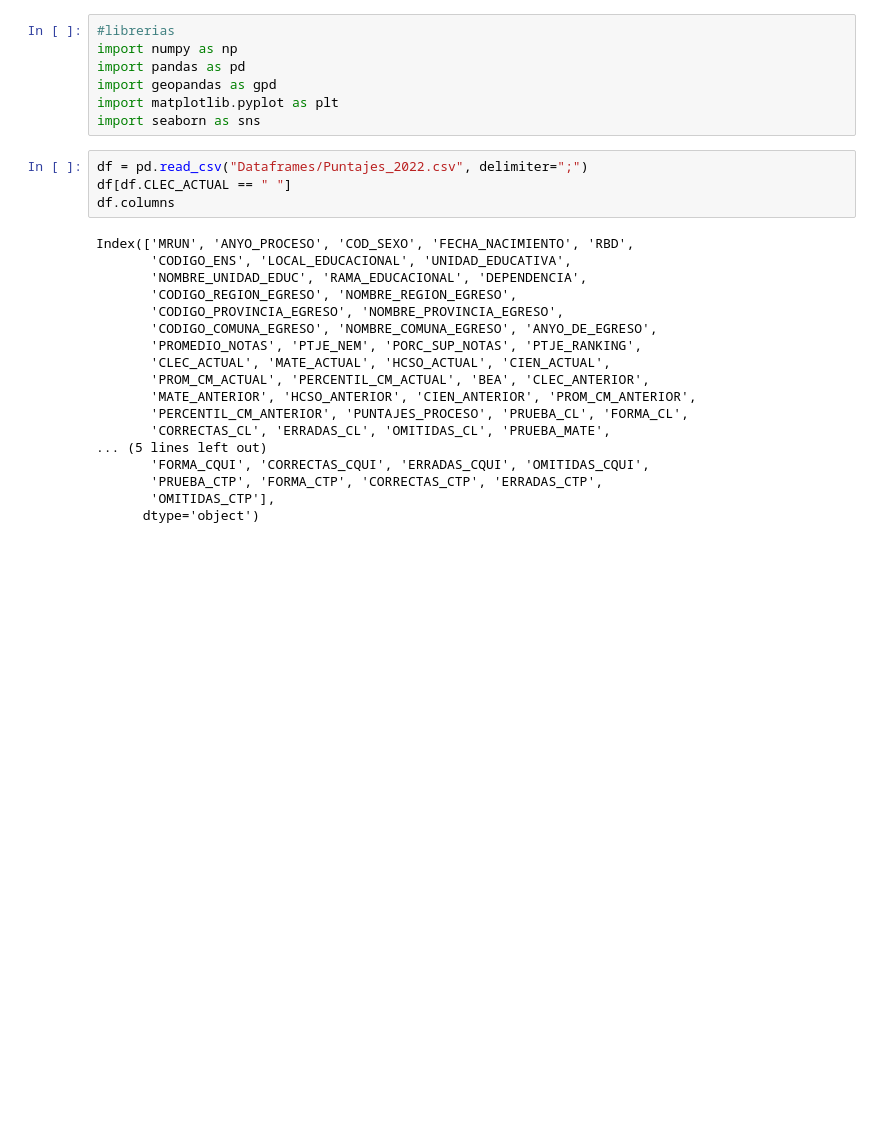
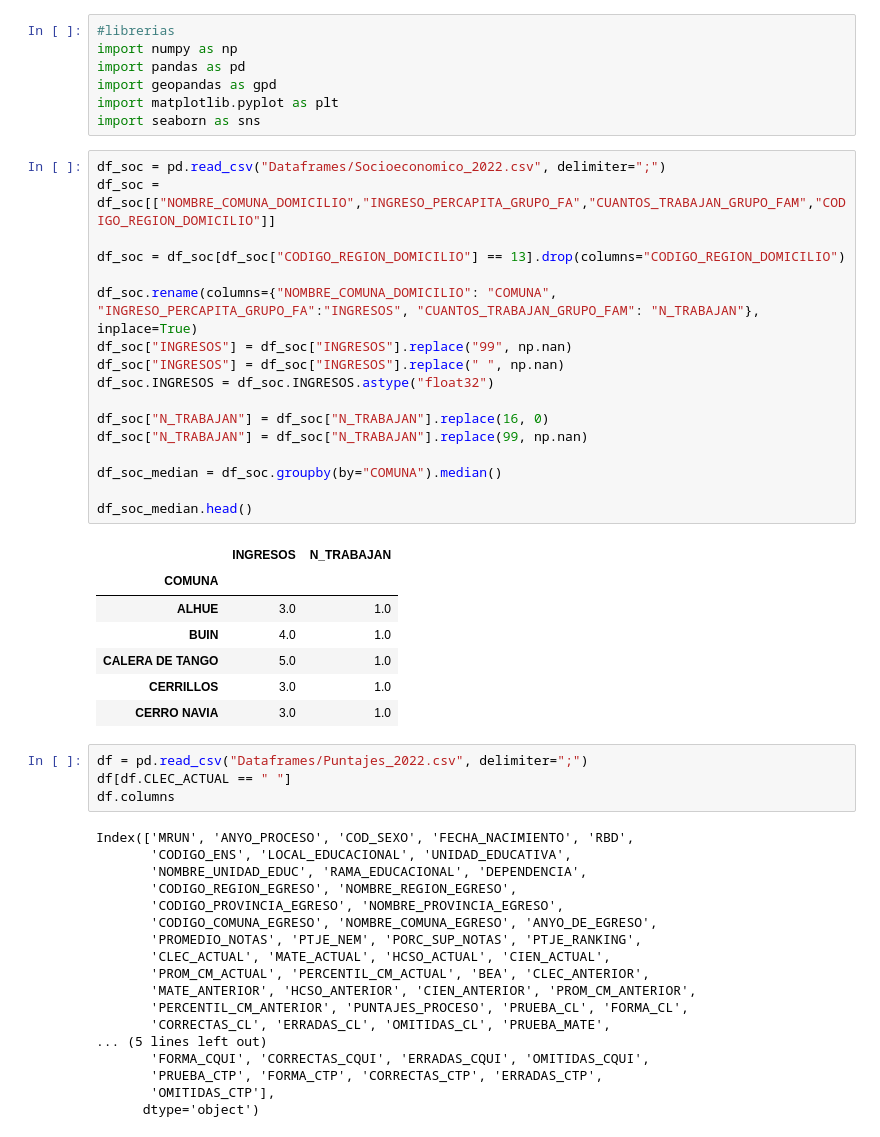
Before and after one commit to cristobalstrange/ProyectoCienciaDatos, a Jupyter notebook: proyecto_cristobal.ipynb, the cells around one changed output. Saved outputs shown, nothing was run; the diff lists cells and outputs as text; blank space fills up the shorter version.

```diff
--- a/proyecto_cristobal.ipynb
+++ b/proyecto_cristobal.ipynb
@@ -5,6 +5,31 @@ import pandas as pd
 import geopandas as gpd
 import matplotlib.pyplot as plt
 import seaborn as sns
+# %%
+df_soc = pd.read_csv("Dataframes/Socioeconomico_2022.csv", delimiter=";")
+df_soc = df_soc[["NOMBRE_COMUNA_DOMICILIO","INGRESO_PERCAPITA_GRUPO_FA","CUANTOS_TRABAJAN_GRUPO_FAM","CODIGO_REGION_DOMICILIO"]]
+
+df_soc = df_soc[df_soc["CODIGO_REGION_DOMICILIO"] == 13].drop(columns="CODIGO_REGION_DOMICILIO")
+
+df_soc.rename(columns={"NOMBRE_COMUNA_DOMICILIO": "COMUNA", "INGRESO_PERCAPITA_GRUPO_FA":"INGRESOS", "CUANTOS_TRABAJAN_GRUPO_FAM": "N_TRABAJAN"}, inplace=True)
+df_soc["INGRESOS"] = df_soc["INGRESOS"].replace("99", np.nan)
+df_soc["INGRESOS"] = df_soc["INGRESOS"].replace(" ", np.nan)
+df_soc.INGRESOS = df_soc.INGRESOS.astype("float32")
+
+df_soc["N_TRABAJAN"] = df_soc["N_TRABAJAN"].replace(16, 0)
+df_soc["N_TRABAJAN"] = df_soc["N_TRABAJAN"].replace(99, np.nan)
+
+df_soc_median = df_soc.groupby(by="COMUNA").median()
+
+df_soc_median.head()
+# %% [output]
+|  | INGRESOS | N_TRABAJAN |
+| COMUNA |  |  |
+| ALHUE | 3.0 | 1.0 |
+| BUIN | 4.0 | 1.0 |
+| CALERA DE TANGO | 5.0 | 1.0 |
+| CERRILLOS | 3.0 | 1.0 |
+| CERRO NAVIA | 3.0 | 1.0 |
 # %%
 df = pd.read_csv("Dataframes/Puntajes_2022.csv", delimiter=";")
 df[df.CLEC_ACTUAL == " "]
```
Also changed, not shown: parts of 7 cells of this notebook, 1 other file.
